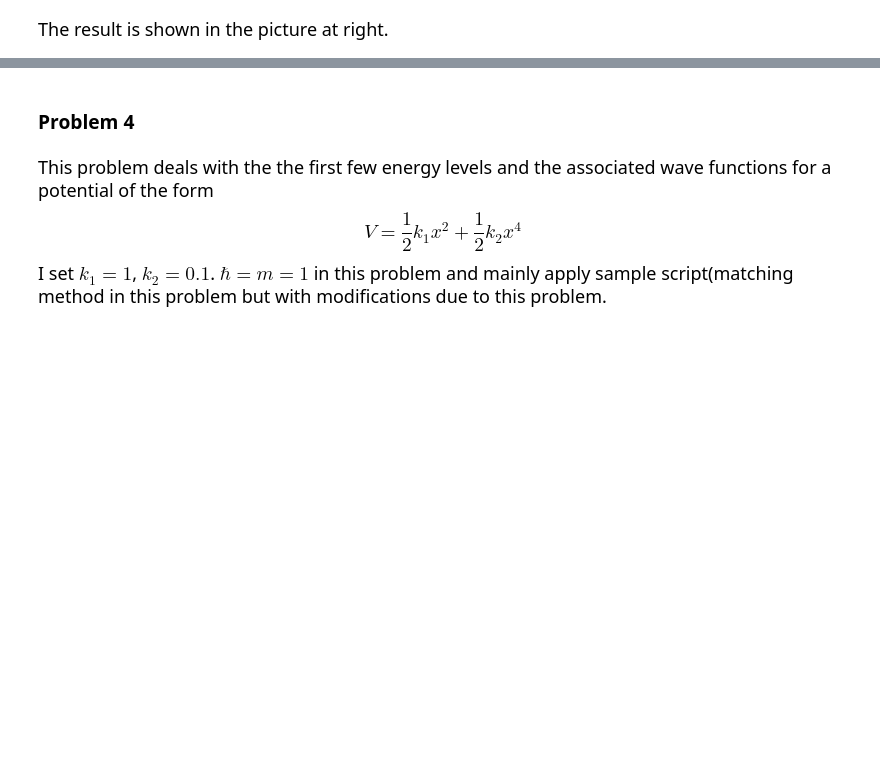
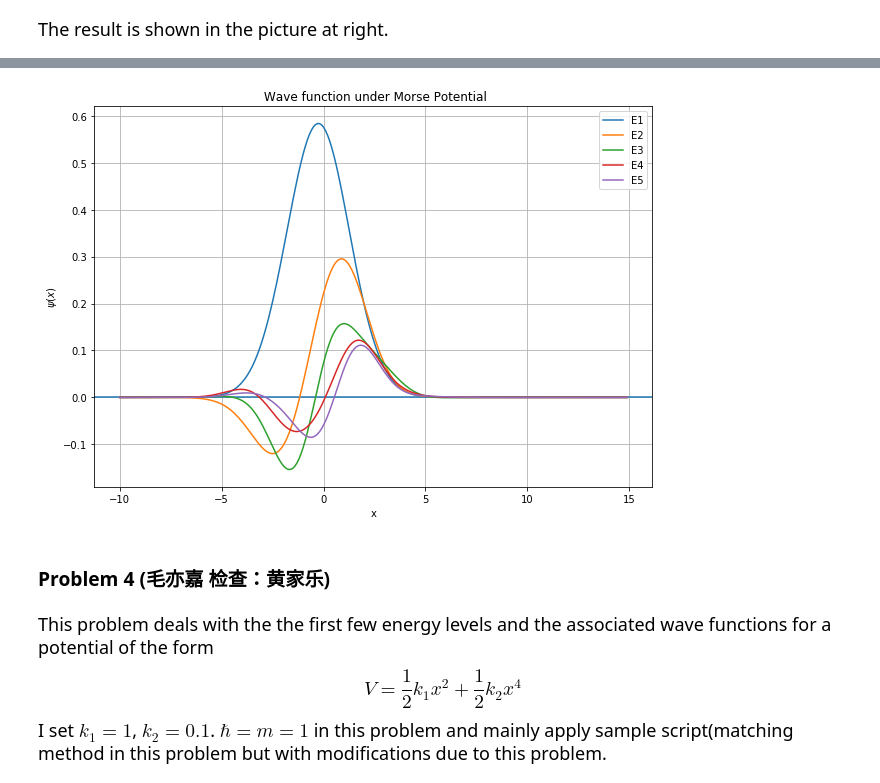
Before and after one commit to VIoletYisi/CaiJiBaoTuan, a Jupyter notebook: Group_Homework/Week 15/第15周小组作业_第7小组.ipynb, the cells around one changed output, grey strips where cells are left out. Saved outputs shown, nothing was run; the diff lists cells and outputs as text; code cells hidden in the pictures; blank space fills up the shorter version.

```diff
--- a/Group_Homework/Week 15/第15周小组作业_第7小组.ipynb
+++ b/Group_Homework/Week 15/第15周小组作业_第7小组.ipynb
@@ -15,0 +19,7 @@
+# %%
+def p(x):
+    return 2*x**0
+def q(x):
+    return -1*x**0
+def r(x):
+    return x**2 - 1
@@ -17,0 +91,7 @@
+# %%
+def p(x):
+    return -1/x
+def q(x):
+    return 1/(4*x**2) - 1
+def r(x):
+    return x**0 * 0
@@ -154,0 +322,4 @@ The result is shown in the picture at right.
+# %%
+E_50, error_50, v = Morse_oscillator_eigenvalues(N=50,mass=1,D=1,beta=0.3,lowest=5)
+print('Numerical result:', E_50)
+print('error:', error_50)
@@ -155,5 +376,34 @@ The result is shown in the picture at right.
+# %%
+mass=1
+D=1
+beta=0.3
+omega0 = np.sqrt(2*D*beta**2/mass)
+N = 50
+x = np.arange(-10,15,0.1)
+A = np.zeros((N, len(x)))
+
+for n in range(0,N):
+    c = np.sqrt(mass*omega0) * x
+    A[n] = (mass*omega0/np.pi)**(1/4)*eval_hermitenorm(n,c)/np.sqrt(2**n*factorial(n))*np.exp(-c**2/2)
+# %%
+waves = np.real(v[0:5]@A)
+fig = plt.figure(figsize=(10,7))
+plt.xlabel('x')
+plt.ylabel('$\psi(x)$')
+plt.grid('on')
+plt.axhline()
+plt.plot(x, waves[0],label = 'E1')
+plt.plot(x, waves[1],label = 'E2')
+plt.plot(x, waves[2],label = 'E3')
+plt.plot(x, waves[3],label = 'E4')
+plt.plot(x, waves[4],label = 'E5')
+plt.title(' Wave function under Morse Potential')
+plt.legend()
+plt.show()
+# %% [output]
+[figure, added]
 # %% [markdown]
-### Problem 4
+### Problem 4 (毛亦嘉 检查：黄家乐)
 # %% [markdown]
 <font size = 4 color = black face = "Times New Roman">
 This problem deals with the the first few energy levels and the associated wave functions for a potential of the form
```
Also changed, not shown: parts of 58 cells of this notebook, 3 other files.
